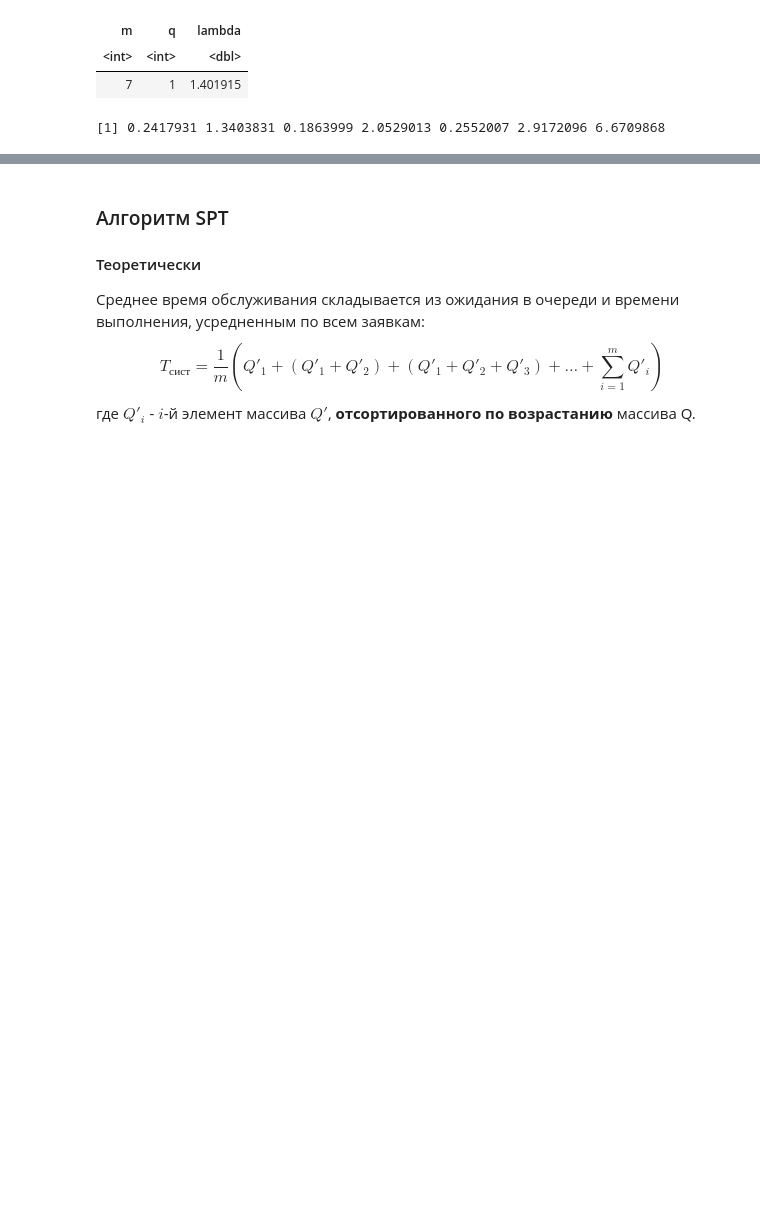
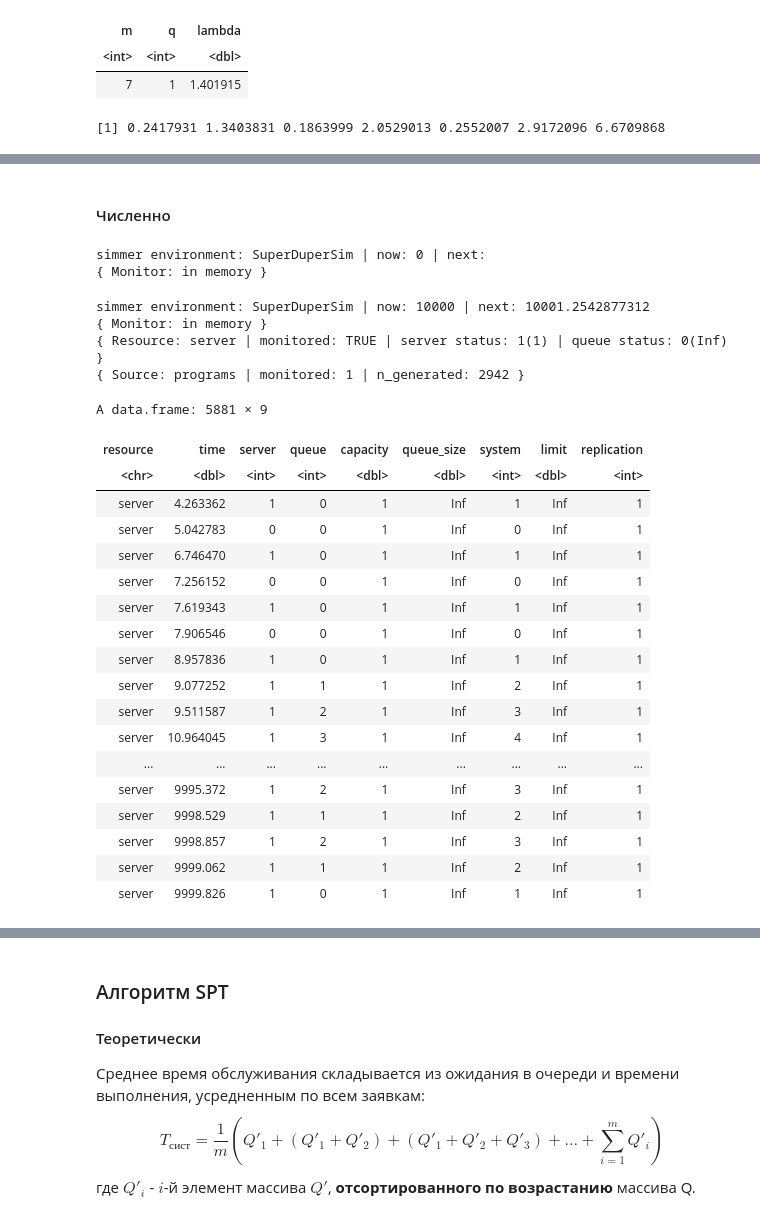
Before and after one commit to DeadlySquad13/t4-2-PerformanceAnalysis__Labs, a Jupyter notebook: Lab7/PerformanceAnalysis__Lab7.ipynb, the cells around one changed output, grey strips where cells are left out. Cells and saved outputs as stored; diff of their text form; code cells hidden in the pictures; blank space fills up the shorter version.

```diff
--- a/Lab7/PerformanceAnalysis__Lab7.ipynb
+++ b/Lab7/PerformanceAnalysis__Lab7.ipynb
@@ -42,0 +81,13 @@ A data.frame: 1 × 3
+# %% [markdown]
+#### Численно
+# %%
+if (!require("simmer")) {
+    install.packages("simmer")
+}
+library(simmer)
+
+env <- simmer("SuperDuperSim")
+env
+# %% [output]
+simmer environment: SuperDuperSim | now: 0 | next:
+{ Monitor: in memory }
@@ -42,0 +99,35 @@ A data.frame: 1 × 3
+# %%
+SIMULATION_TIME <- 10000
+
+env %>%
+    add_resource("server", 1) %>%
+    add_generator("programs", programs, function() rexp(1, lambda)) %>%
+    run(until = SIMULATION_TIME)
+# %% [output]
+simmer environment: SuperDuperSim | now: 10000 | next: 10001.2542877312
+{ Monitor: in memory }
+{ Resource: server | monitored: TRUE | server status: 1(1) | queue status: 0(Inf) }
+{ Source: programs | monitored: 1 | n_generated: 2942 }
+# %%
+env %>%
+    get_mon_resources()
+# %% [output]
+A data.frame: 5881 × 9
+| resource | time | server | queue | capacity | queue_size | system | limit | replication |
+| <chr> | <dbl> | <int> | <int> | <dbl> | <dbl> | <int> | <dbl> | <int> |
+| server | 4.263362 | 1 | 0 | 1 | Inf | 1 | Inf | 1 |
+| server | 5.042783 | 0 | 0 | 1 | Inf | 0 | Inf | 1 |
+| server | 6.746470 | 1 | 0 | 1 | Inf | 1 | Inf | 1 |
+| server | 7.256152 | 0 | 0 | 1 | Inf | 0 | Inf | 1 |
+| server | 7.619343 | 1 | 0 | 1 | Inf | 1 | Inf | 1 |
+| server | 7.906546 | 0 | 0 | 1 | Inf | 0 | Inf | 1 |
+| server | 8.957836 | 1 | 0 | 1 | Inf | 1 | Inf | 1 |
+| server | 9.077252 | 1 | 1 | 1 | Inf | 2 | Inf | 1 |
+| server | 9.511587 | 1 | 2 | 1 | Inf | 3 | Inf | 1 |
+| server | 10.964045 | 1 | 3 | 1 | Inf | 4 | Inf | 1 |
+| ... | ... | ... | ... | ... | ... | ... | ... | ... |
+| server | 9995.372 | 1 | 2 | 1 | Inf | 3 | Inf | 1 |
+| server | 9998.529 | 1 | 1 | 1 | Inf | 2 | Inf | 1 |
+| server | 9998.857 | 1 | 2 | 1 | Inf | 3 | Inf | 1 |
+| server | 9999.062 | 1 | 1 | 1 | Inf | 2 | Inf | 1 |
+| server | 9999.826 | 1 | 0 | 1 | Inf | 1 | Inf | 1 |
```
Also changed, not shown: parts of 21 cells of this notebook, 1 other file.
